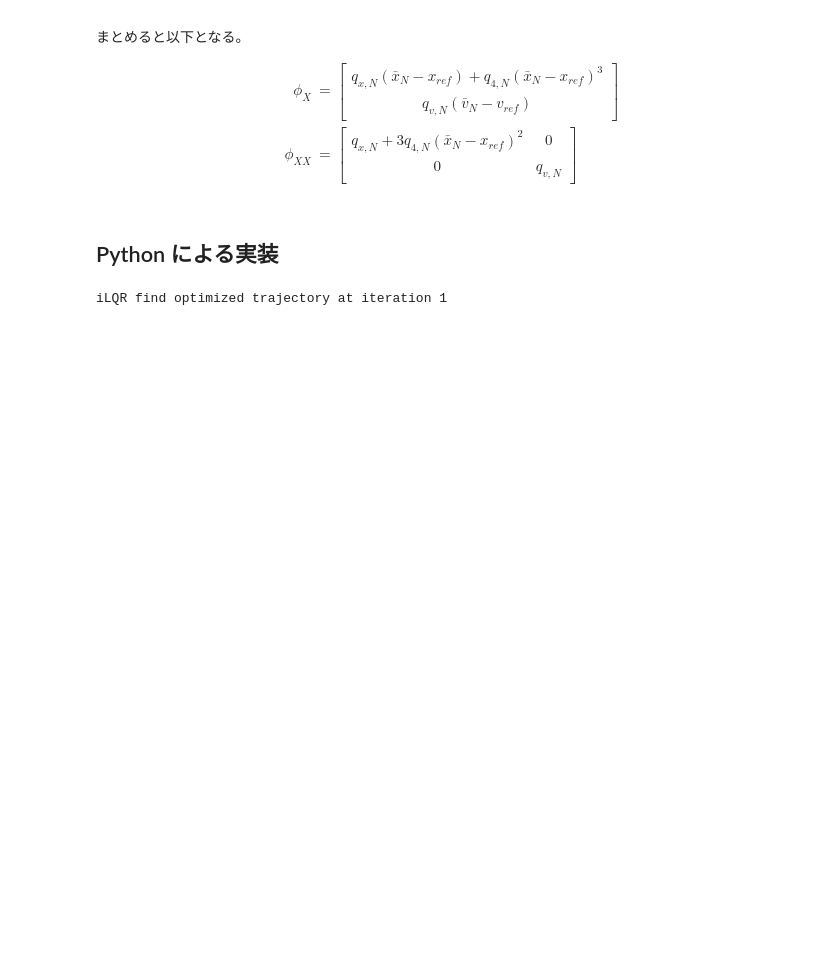
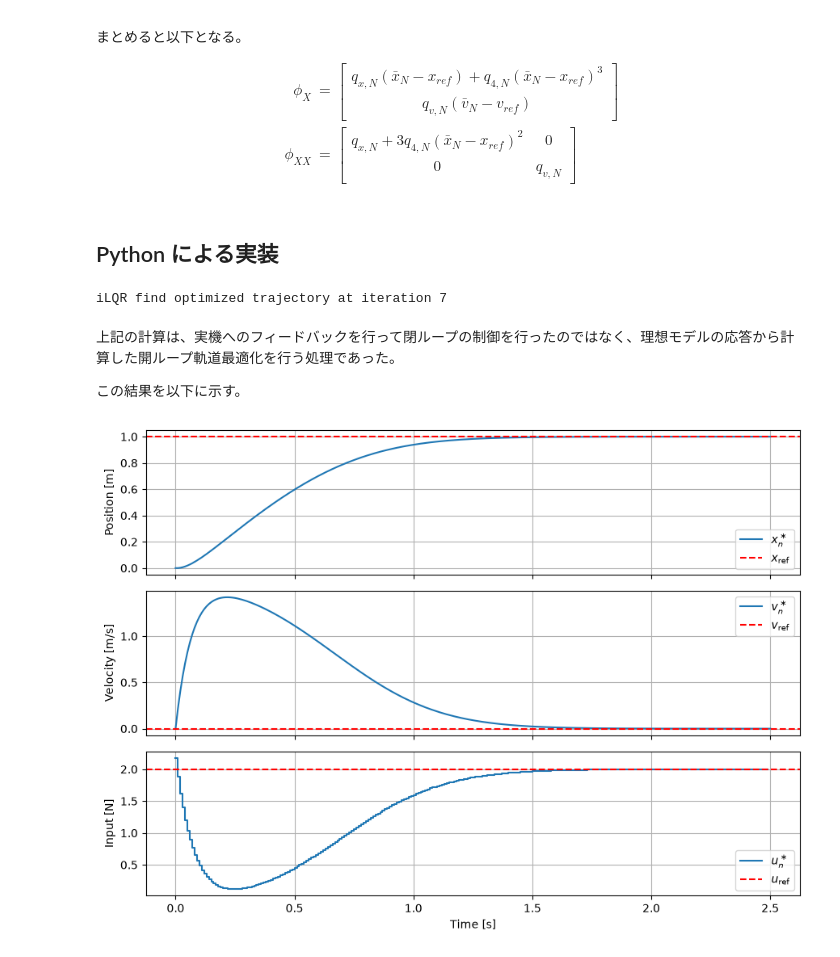
Before and after one commit to hideto008/learning_iLQR, a Jupyter notebook: notes/step7.ipynb, the cells around one changed output. Saved outputs shown, nothing was run; the diff lists cells and outputs as text; code cells hidden in the pictures; blank space fills up the shorter version.

```diff
--- a/notes/step7.ipynb
+++ b/notes/step7.ipynb
@@ -615,6 +615,7 @@ def calculate_iLQR(X, U_array,
 
     # 記録用
     alpha_array = []
+    cost_array = [base_J]
 
     for i in range(iteration_max):
         # backward pass で入力修正則を求める
@@ -631,17 +632,18 @@ def calculate_iLQR(X, U_array,
         base_X = cand_X
         base_U = cand_U
         alpha_array.append(alpha)
+        cost_array.append(next_J)
 
         if cost_reduction < eps:
             print(f"iLQR find optimized trajectory at iteration {i}")
-            return base_X, base_U, alpha_array
+            return base_X, base_U, alpha_array, cost_array
         base_J = next_J
 
 
     raise ValueError(f"iLQR could not find optimezed trajector of this parameters.")
 # %%
-N = 20
-U_array = np.zeros((N, 1))
+N = 250
+U_array = np.zeros((N, 1)) # 初期入力
 
 params = Parameters()
 
@@ -649,11 +651,67 @@ x_ref = 1.0 # [m]
 v_ref = 0.0 # [m/s]
 u_ref = params.k * x_ref + params.k3*x_ref**3
 
-X = np.array([0.0, 0.0])
-X_opt_array, U_opt_array, alpha_array = calculate_iLQR(
+X = np.array([0.0, 0.0]) # 初期状態
+X_opt_array, U_opt_array, alpha_array, cost_array = calculate_iLQR(
     X, U_array, x_ref, v_ref, u_ref, params
 )
 # %% [output]
-iLQR find optimized trajectory at iteration 1
+iLQR find optimized trajectory at iteration 7
+# %% [markdown]
+上記の計算は、実機へのフィードバックを行って閉ループの制御を行ったのではなく、理想モデルの応答から計算した開ループ軌道最適化を行う処理であった。
+
+この結果を以下に示す。
 # %%
 import matplotlib.pyplot as plt
+
+time_X = np.arange(N + 1) * params.dt
+time_U = np.arange(N) * params.dt
+
+fig, axes = plt.subplots(3, 1, figsize=(9, 6.5), sharex=True)
+
+# 位置
+axes[0].plot(time_X, X_opt_array[:, 0], label=r"$x_n^\ast$")
+axes[0].axhline(
+    x_ref,
+    color="red",
+    linestyle="--",
+    label=r"$x_{\mathrm{ref}}$",
+)
+axes[0].set_ylabel("Position [m]")
+axes[0].grid()
+axes[0].legend()
+
+# 速度
+axes[1].plot(time_X, X_opt_array[:, 1], label=r"$v_n^\ast$")
+axes[1].axhline(
+    v_ref,
+    color="red",
+    linestyle="--",
+    label=r"$v_{\mathrm{ref}}$",
+)
+axes[1].set_ylabel("Velocity [m/s]")
+axes[1].grid()
+axes[1].legend()
+
+# 入力
+axes[2].step(
+    time_U,
+    U_opt_array[:, 0],
+    where="post",
+    label=r"$u_n^\ast$",
+)
+axes[2].axhline(
+    u_ref,
+    color="red",
+    linestyle="--",
+    label=r"$u_{\mathrm{ref}}$",
+)
+axes[2].set_xlabel("Time [s]")
+axes[2].set_ylabel("Input [N]")
+axes[2].grid()
+axes[2].legend()
+
+plt.tight_layout()
+plt.show()
+# %% [output]
+[figure, added]
```
Also changed, not shown: parts of 2 cells of this notebook.
